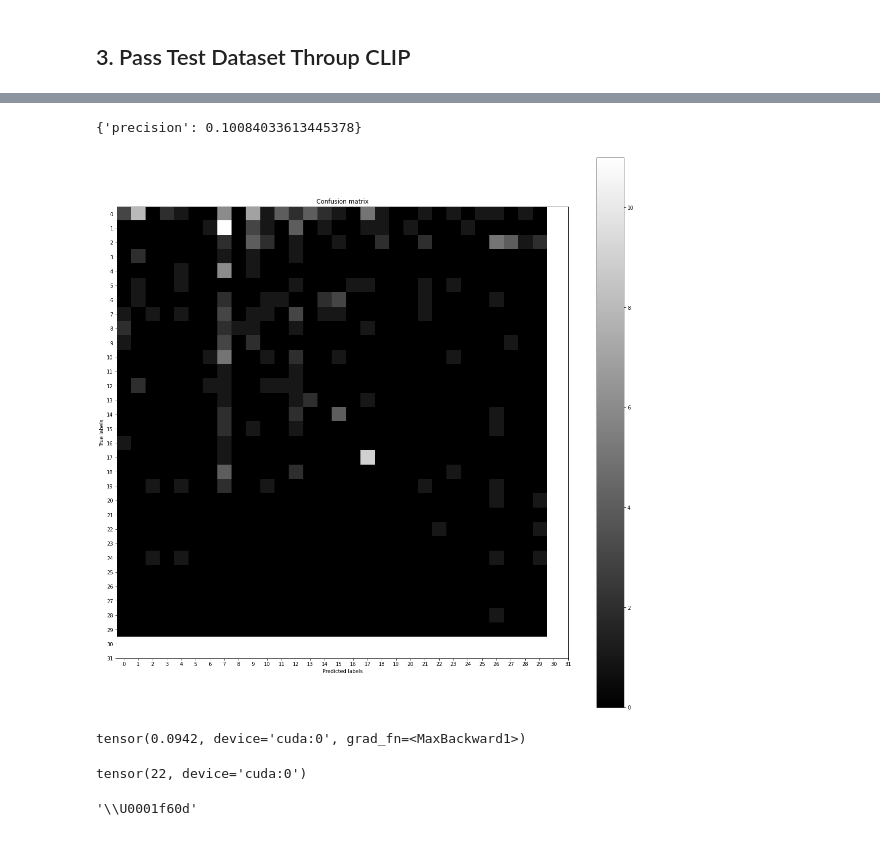
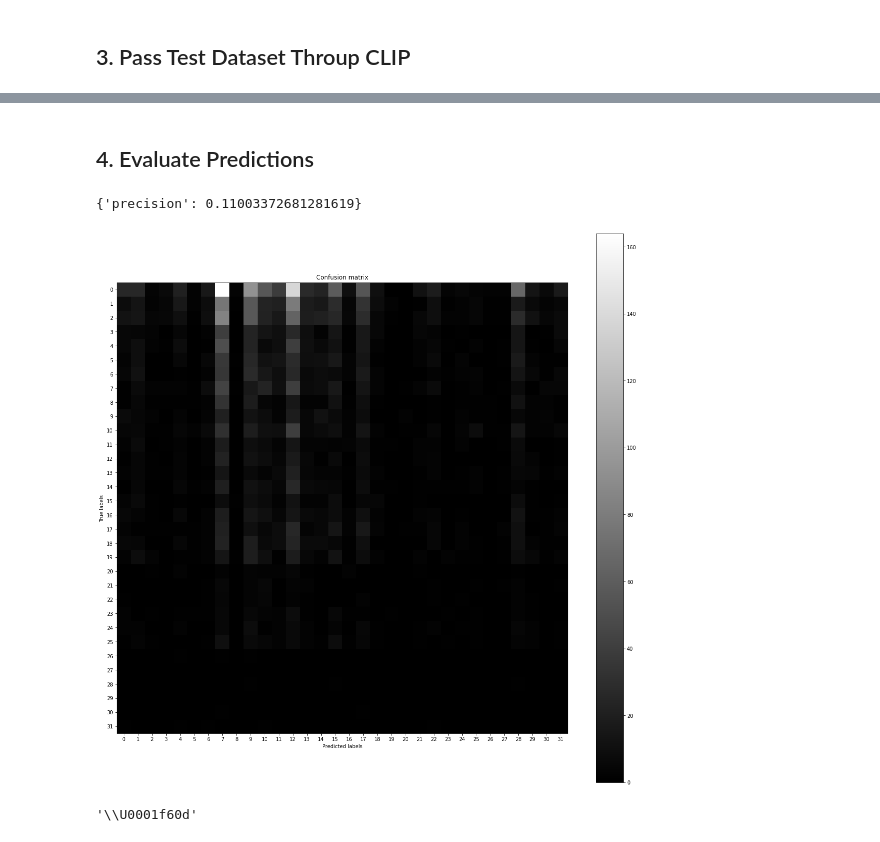
Before and after one commit to vincentclaes/emoji-predictor, a Jupyter notebook: fine-tune/01-zero-shot-with-CLIP-on-test-dataset.ipynb, the cells around one changed output, grey strips where cells are left out. Cells and saved outputs as stored; diff of their text form; code cells hidden in the pictures.

Commit message:
zero shot on emoji's

```diff
--- a/fine-tune/01-zero-shot-with-CLIP-on-test-dataset.ipynb
+++ b/fine-tune/01-zero-shot-with-CLIP-on-test-dataset.ipynb
@@ -20,7 +20,7 @@ Reusing dataset parquet (/root/.cache/huggingface/datasets/AlekseyDorkin___parqu
 # %%
 SEED = 42
 train_dataset_full = dataset["train"]
-train_test_dataset = train_dataset_full.train_test_split(test_size=0.005, seed=SEED)
+train_test_dataset = train_dataset_full.train_test_split(test_size=0.1, seed=SEED)
 # %% [output]
 Loading cached split indices for dataset at /root/.cache/huggingface/datasets/AlekseyDorkin___parquet/AlekseyDorkin--extended_tweet_emojis-4eb99ce06d465da0/0.0.0/7328ef7ee03eaf3f86ae40594d46a1cec86161 ...
 # %%
@@ -42,10 +42,3 @@ from PIL import Image
 emojis_as_images = [Image.open(f"emojis/{i}.png") for i in range(32)]
 # %% [markdown]
 ## 3. Pass Test Dataset Throup CLIP
-# %%
-from transformers import CLIPProcessor, CLIPModel
-import torch
-model = CLIPModel.from_pretrained("openai/clip-vit-base-patch32").to("cuda")
-# model     = model.to("cuda")
-processor = CLIPProcessor.from_pretrained("openai/clip-vit-base-patch32")
-inputs = processor(text=test_dataset["text"], images=emojis_as_images, return_tensors="pt", padding=True, truncation=True)
@@ -59,0 +48,24 @@ predictions = [torch.argmax(prob).item() for prob in probs]
+# %%
+predictions = []
+references = []
+SHARDS = 20
+# not fully understanding this, but with torch.no_grad
+# our GPU does not run out of memory.
+with torch.no_grad():
+    for i in range(SHARDS):
+        chunk = test_dataset.shard(num_shards=SHARDS, index=i)
+        chunk_text = chunk["text"]
+        chunk_label = chunk["label"]
+        model = CLIPModel.from_pretrained("openai/clip-vit-base-patch32").to("cuda")
+        processor = CLIPProcessor.from_pretrained("openai/clip-vit-base-patch32")
+        inputs = processor(text=chunk_text, images=emojis_as_images, return_tensors="pt", padding=True, truncation=True)
+        outputs = model(**inputs.to("cuda"))
+        # we want the probability for each emoji per sentence.
+        logits_per_text = outputs.logits_per_text
+        # we take the softmax to get the label probabilities
+        probs = logits_per_text.softmax(dim=1)
+        predictions_for_chunk = [torch.argmax(prob).item() for prob in probs]
+        predictions.extend(predictions_for_chunk)
+        references.extend(chunk_label)
+        print(f"total predictions so far: {len(predictions)}")
+        torch.cuda.empty_cache()
@@ -60,46 +96,36 @@ predictions = [torch.argmax(prob).item() for prob in probs]
+# %% [markdown]
+## 4. Evaluate Predictions
 # %%
 import evaluate
 precision_metric = evaluate.load("precision")
 # Micro-averaging will put more emphasis on the common classes in the data set.
 # Rare labels shouldn’t influence the overall precision metric heavily.
-results = precision_metric.compute(references=test_dataset["label"], predictions=predictions, average="micro")
+results = precision_metric.compute(references=references, predictions=predictions, average="micro")
 print(results)
 # %% [output]
-{'precision': 0.10084033613445378}
+{'precision': 0.11003372681281619}
 # %%
 import numpy as np
 import matplotlib.pyplot as plt
 from sklearn.metrics import confusion_matrix
 from sklearn.metrics import classification_report
 
 # Create confusion matrix
 confusion_mat = confusion_matrix(test_dataset["label"], predictions)
 
 # Visualize confusion matrix
 plt.figure(figsize = (20,20))
 plt.imshow(confusion_mat, interpolation='nearest', cmap=plt.cm.gray)
 plt.title('Confusion matrix')
 plt.colorbar()
-ticks = np.arange(len(emojis_as_images))
+ticks = np.arange(stop=len(emojis_as_images))
 plt.xticks(ticks, ticks)
 plt.yticks(ticks, ticks)
 plt.ylabel('True labels')
 plt.xlabel('Predicted labels')
 plt.show()
-
-# # Classification report
-# targets = df_mapping[1].to_list()
-# print('\n', classification_report(test_dataset["label"], predictions, target_names=targets))
 # %% [output]
-[figure, old version]
+[figure, new version]
-# %%
-torch.max(probs[1])
-# %% [output]
-tensor(0.0942, device='cuda:0', grad_fn=<MaxBackward1>)
-# %%
-torch.argmax(probs[1])
-# %% [output]
-tensor(22, device='cuda:0')
 # %%
 import pandas as pd
 df_mapping = pd.read_table("mapping.txt", header=None)
```
Also changed, not shown: parts of 4 cells of this notebook.
